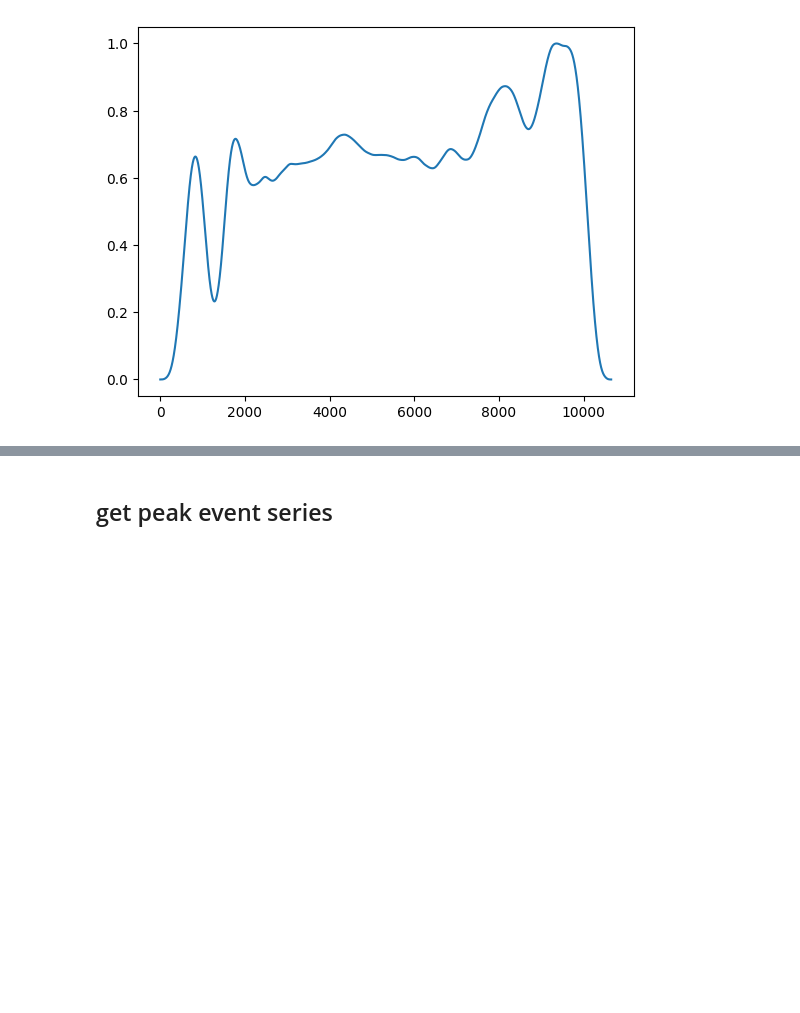
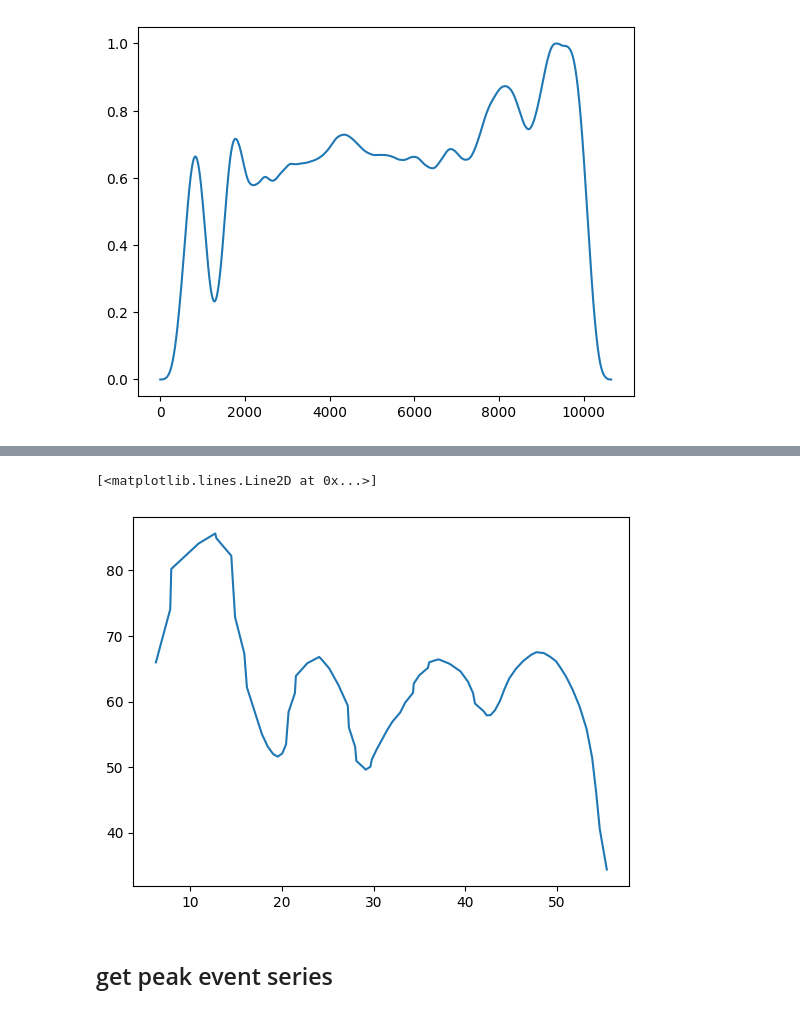
Before and after one commit to xingjeffrey/starling_rhythm_mfdfa, a Jupyter notebook: notebooks/TwoAC_MFDiscrim_Salvage/Figures/Figure 1.ipynb, the cells around one changed output, grey strips where cells are left out. Drawn from its saved outputs; the diff is of its cells as text; code cells hidden in the pictures; blank space fills up the shorter version.

```diff
--- a/notebooks/TwoAC_MFDiscrim_Salvage/Figures/Figure 1.ipynb
+++ b/notebooks/TwoAC_MFDiscrim_Salvage/Figures/Figure 1.ipynb
@@ -62,3 +145,12 @@ plt.plot(smoothed_amp_env)
+# %%
+tempos = tempo_estimate(seg_dict['onsets'])
+# %%
+smoothed_tempos = np.convolve(tempos, get_window(win_type, 20))
+# %%
+plt.plot(seg_dict['onsets'][:-2], smoothed_tempos[10:-9])
+# %% [output]
+[<matplotlib.lines.Line2D at 0x...>]
+[figure, added]
 # %% [markdown]
 ## get peak event series
 # %%
```
Also changed, not shown: parts of 18 cells of this notebook, 5 other files.
